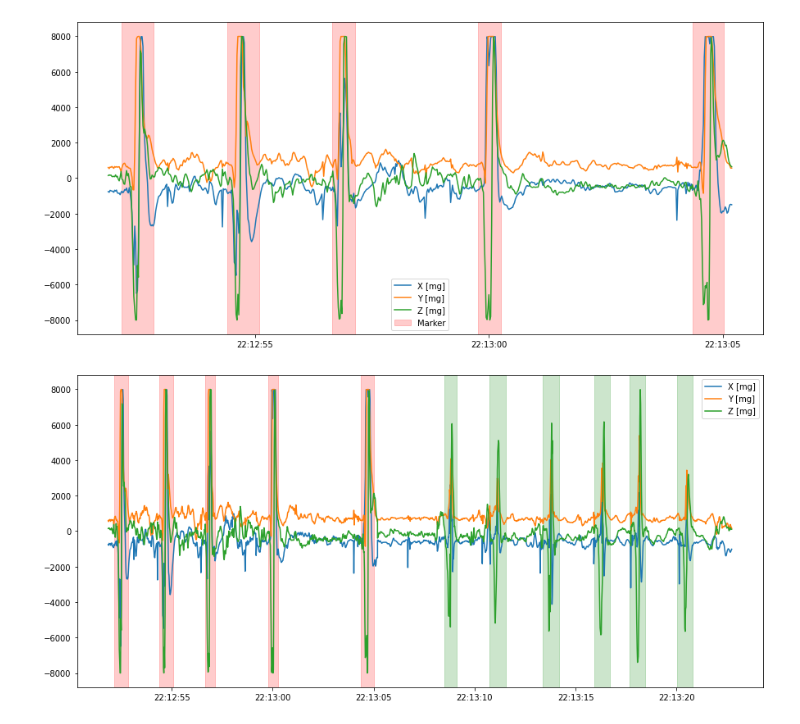
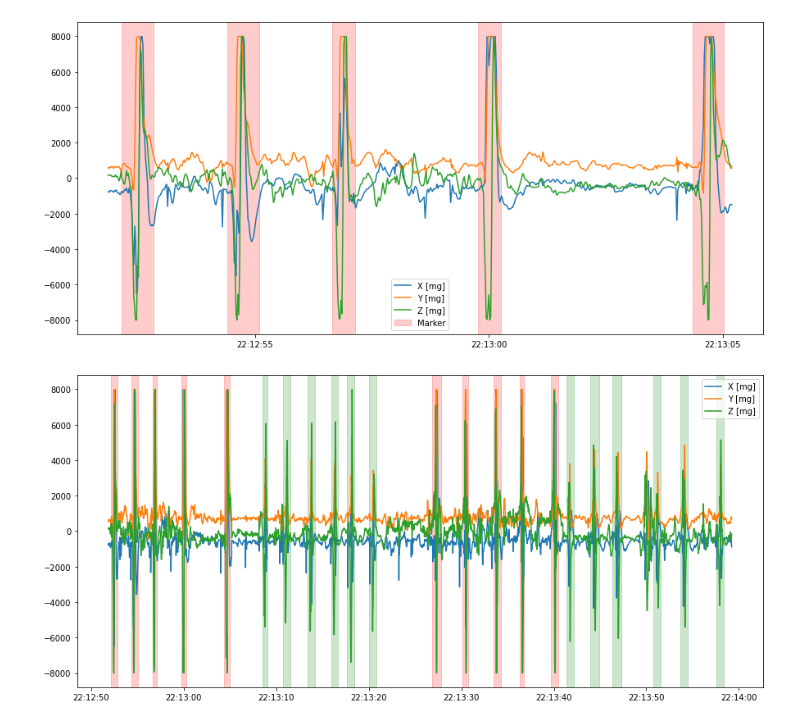
Before and after one commit to CamposCarvalhoC/Unihockey-Qself, a Jupyter notebook: unikockey.ipynb, the cells around one changed output. Cells and saved outputs as stored; diff of their text form; code cells hidden in the pictures.

Commit message:
First classification with concatenation of both

```diff
--- a/unikockey.ipynb
+++ b/unikockey.ipynb
@@ -96,6 +97,25 @@ def concatenate_data(data_tir,data_passe,markers_tir,markers_passe):
         markers.append((start,end,2))
 
     return data, markers
+# %%
+def concatenate_data_bis(data1,data2,markers1,markers2):
+    first_timestamp = data2.index[0]
+    last_timestamp = data1.index[-1]
+
+    data2.index -= first_timestamp
+    data2.index += last_timestamp
+    data = pd.concat((data1,data2))
+
+    markers = markers1.copy()
+
+    for (start,end,label) in markers2:
+        start -= first_timestamp
+        start += last_timestamp
+        end -= first_timestamp
+        end += last_timestamp
+        markers.append((start,end,label))
+
+    return data, markers
 # %%
 def plot_with_markers_label(data,markers):
     fig, ax = plt.subplots(figsize=(15,7))
@@ -109,8 +132,11 @@ def plot_with_markers_label(data,markers):
 # %%
-data,markers = concatenate_data(data_tir_backend.copy(),data_passe_backend.copy(),markers_tir_backend,markers_passe_backend)
-plot_with_markers_label(data,markers)
+#data,markers = concatenate_data(data_tir_backend.copy(),data_passe_backend.copy(),markers_tir_backend,markers_passe_backend)
+#plot_with_markers_label(data,markers)
-# %% [output]
-[figure, removed]
+# %%
+data,markers = concatenate_data_bis(data_backend.copy(),data_avant.copy(),markers_backend,markers_avant)
+plot_with_markers_label(data,markers)
+# %% [output]
+[figure, added]
 # %%
 y_real = add_column_classification(data,markers)
 y_real.shape
```
Also changed, not shown: parts of 15 cells of this notebook.
